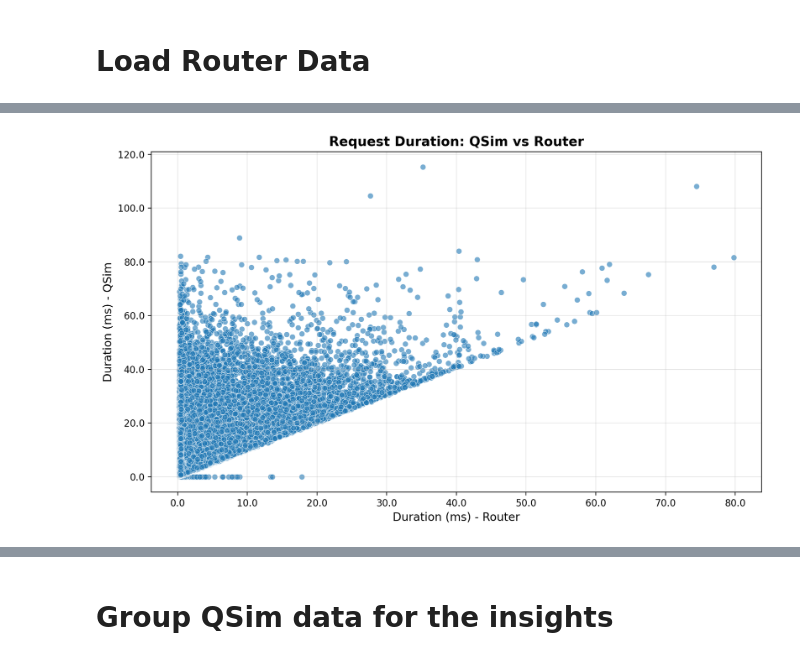
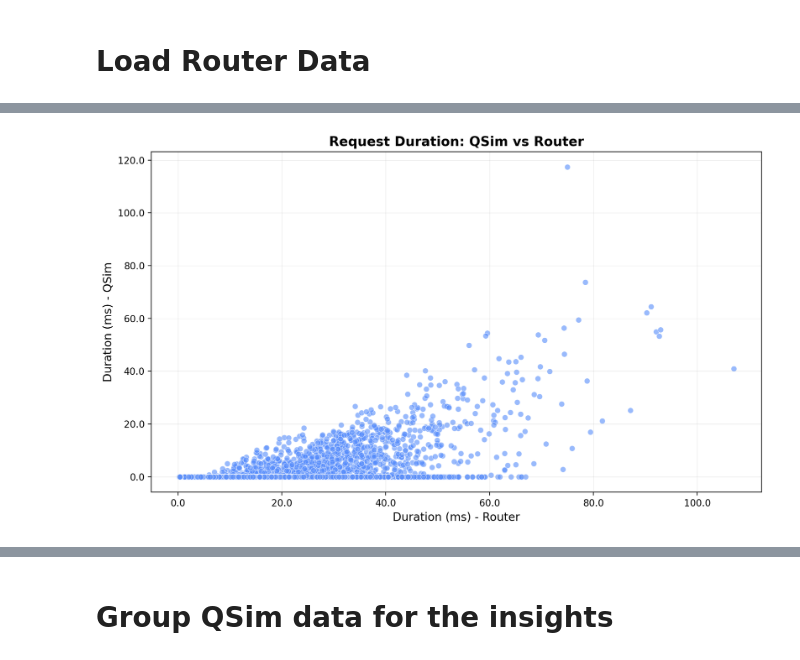
Before and after one commit to paulheinr/parallel-qsim-berlin, a Jupyter notebook: src/main/python/jupyter-notebooks/routing-request-analysis.ipynb, the cells around one changed output, grey strips where cells are left out. Drawn from its saved outputs; the diff is of its cells as text; code cells hidden in the pictures.

```diff
--- a/src/main/python/jupyter-notebooks/routing-request-analysis.ipynb
+++ b/src/main/python/jupyter-notebooks/routing-request-analysis.ipynb
@@ -58,10 +48,10 @@ array(['target', 'func_name', 'duration_ns', 'sim_time', 'person_id',
 # %% [markdown]
 # Load Router Data
 # %%
-router_data: dict[str, pd.DataFrame] = {}
+router_dict: dict[str, pd.DataFrame] = {}
 
 for run in runs:
     print(f"Loading routing data for run {run.run_id}")
     data = read_router(run, commit_hash="a48eca7")
-    router_data[run.run_id] = data
+    router_dict[run.run_id] = data
 # %% [output]
@@ -70,9 +66,18 @@ Reading routing profiling CSV: /Users/paulh/hlrn-cluster/rust-pt-routing/paralle
 # %%
-sample_run_id = "sim192_hor0_w4_r1_1pct"
+merged_qsim_router_dict: dict[str, pd.DataFrame] = {}
 
-router = router_data[sample_run_id]
+for (id, router) in router_dict.items():
+    qsim = qsim_dict[id]
+    qsim = qsim[qsim["func_name"] == "blocking_recv"]
 
-qsim = routing_data[sample_run_id]
-qsim = qsim[qsim["func_name"] == "blocking_recv"]
-
-# qsim[qsim['request_uuid_u128'] == 2144459572868393109753598059720148573]
+    # join on request_uuid_u128 in qsim and request_id in router
+    merged_df = pd.merge(
+        qsim,
+        router,
+        left_on='request_uuid_u128',
+        right_on='request_id_u128',
+        how='inner'  # or 'left', 'right', 'outer' depending on your needs
+    )
+    # rename duration_ns_x to duration_ns_qsim and duration_ns_y to duration_ns_router
+    merged_df = merged_df.rename(columns={'duration_ns_x': 'duration_ns_qsim', 'duration_ns_y': 'duration_ns_router'})
+    merged_qsim_router_dict[id] = merged_df
@@ -83,16 +84,5 @@ qsim = qsim[qsim["func_name"] == "blocking_recv"]
 # %%
-# join on request_uuid_u128 in qsim and request_id in router
-merged_df = pd.merge(
-    qsim,
-    router,
-    left_on='request_uuid_u128',
-    right_on='request_id_u128',
-    how='inner'  # or 'left', 'right', 'outer' depending on your needs
-)
-
-# rename duration_ns_x to duration_ns_qsim and duration_ns_y to duration_ns_router
-merged_df = merged_df.rename(columns={'duration_ns_x': 'duration_ns_qsim', 'duration_ns_y': 'duration_ns_router'})
-
-merged_df
+sample = "sim64_hor200_w4_r24_1pct"
+merged_qsim_router_dict[sample]
 # %% [output]
 |  | target | func_name | duration_ns_qsim | sim_time | person_id | mode | rank | run_id | ... |
@@ -111,29 +101,29 @@ merged_df
 # %%
 import seaborn as sns
 import matplotlib.pyplot as plt
 
 %config InlineBackend.figure_format = 'retina'
 
 # Create scatter plot with scaled values (ns to ms)
 plt.figure(figsize=(10, 6))
-sns.scatterplot(data=merged_df, x='duration_ns_router', y='duration_ns_qsim', alpha=0.6)
+sns.scatterplot(data=merged_qsim_router_dict[sample], x='duration_ns_router', y='duration_ns_qsim', alpha=0.6)
 
 # Scale axes to milliseconds
 ax = plt.gca()
 ax.xaxis.set_major_formatter(plt.FuncFormatter(lambda x, p: f'{x / 1e6:.1f}'))
 ax.yaxis.set_major_formatter(plt.FuncFormatter(lambda y, p: f'{y / 1e6:.1f}'))
 
 # Add title and labels
 plt.title('Request Duration: QSim vs Router', fontsize=14, fontweight='bold')
 plt.xlabel('Duration (ms) - Router', fontsize=12)
 plt.ylabel('Duration (ms) - QSim', fontsize=12)
 
 # Show grid for easier reading
 plt.grid(True, alpha=0.3)
 
 plt.tight_layout()
 plt.show()
 # %% [output]
-[figure, old version]
+[figure, new version]
 # %%
 # plot distribution of duration_ns_qsim and duration_ns_router with seaborn into one plot
```
Also changed, not shown: parts of 17 cells of this notebook, 5 other files.
